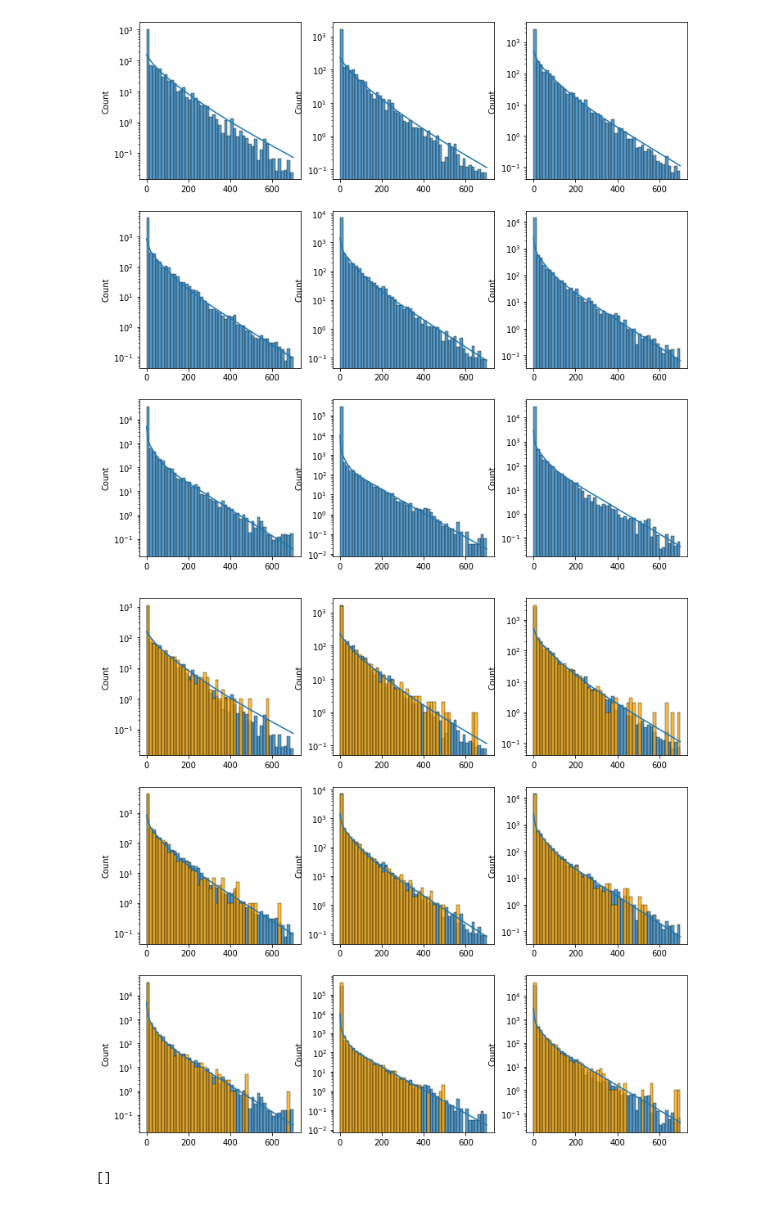
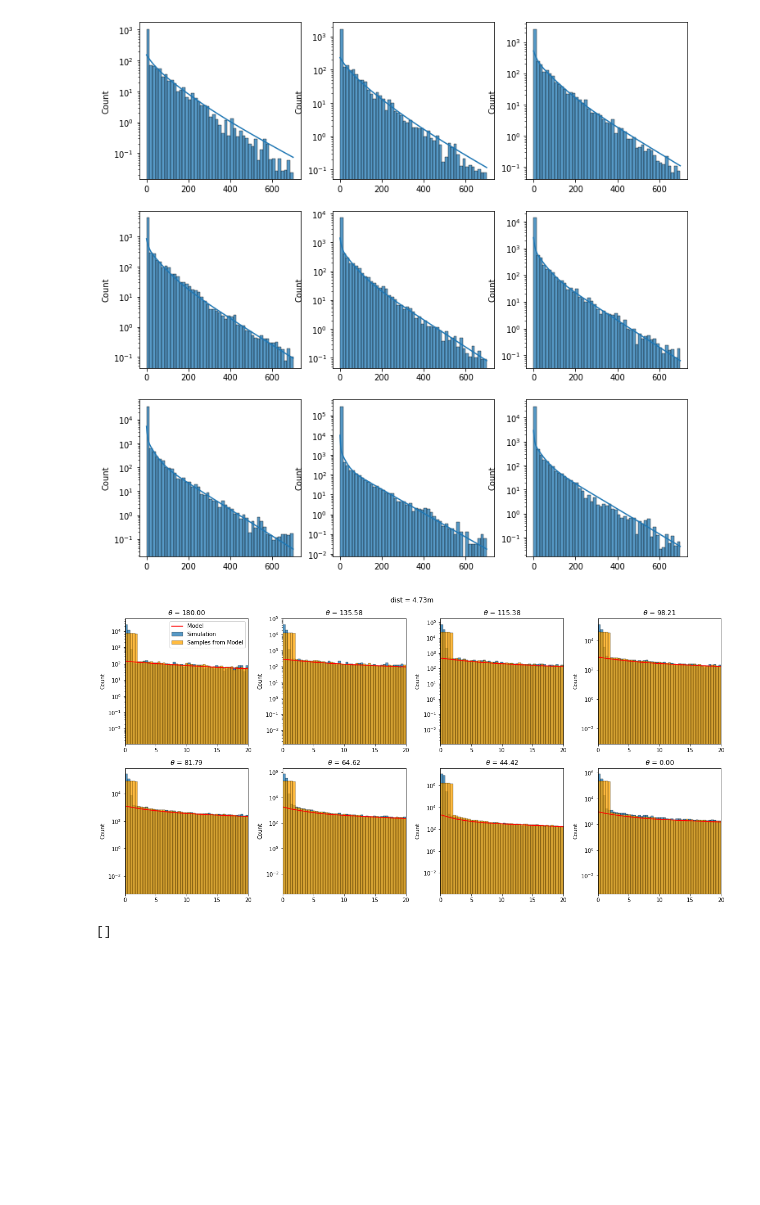
Before and after one commit to pone-software/hyperion, a Jupyter notebook: eval_photon_sims.ipynb, the cells around one changed output. Cells and saved outputs as stored; diff of their text form; code cells hidden in the pictures; blank space fills up the shorter version.

```diff
--- a/eval_photon_sims.ipynb
+++ b/eval_photon_sims.ipynb
@@ -6,6 +6,8 @@ import numpy as np
 import matplotlib.pyplot as plt
 import seaborn as sns
 import matplotlib as mpl
+mpl.rcParams['figure.dpi'] = 200
+
 
 from hyperion.models.photon_arrival_time.pdf import make_exp_exp_exp, make_obj_func, sample_exp_exp_exp, fb5_mle
 from hyperion.models.photon_arrival_time.net import PhotonArivalTimePars
@@ -307,13 +313,13 @@ func(t, 0.65954089, 0.00862261, 0.08710051, 1.2769194, 3.14159265)
 [ 1.03983779e-09  3.43589164e-09 -1.00000000e+00]
 DeviceArray([nan, nan, nan, ..., nan, nan, nan], dtype=float64)
 # %%
-fig, axs = plt.subplots(3, 3, figsize=(12, 12))
+fig, axs = plt.subplots(2, 4, figsize=(4*4, 8))
 
 fit_results = []
 
 
-thetas = np.arccos(np.linspace(-1, 1, 9))
-pdf = make_exp_exp_exp(sampler=False)
+thetas = np.arccos(np.linspace(-1, 1, 8))
+pdf = make_exp_exp_exp()
 
 for theta, ax in zip(thetas, axs.ravel()):
 
@@ -335,4 +341,5 @@ for theta, ax in zip(thetas, axs.ravel()):
     ax.set_ylim(1E-7, 1)
     ax.set_yscale("log")
     ax.set_title(rf"$\theta$ = {np.degrees(theta):.2f}")
+plt.tight_layout()
 # %% [output]
@@ -722,7 +729,7 @@ def sample_timeres(pars, rstate):
 
     all_samples = np.empty(n_ph_tot)
 
-    expon_samples = sample(*pars[:-2], size=n_indirect, rstate=rstate) + 2
+    expon_samples = sample_exp_exp_exp(*pars[:-2], size=n_indirect) + 2
 
     uni_samples = rstate.uniform(0, 2, size=n_direct)
 
@@ -730,39 +737,44 @@ def sample_timeres(pars, rstate):
     all_samples[n_direct:] = expon_samples
     return all_samples
 # %%
-fig, axs = plt.subplots(3, 3, figsize=(12, 12))
+fig, axs = plt.subplots(2, 4, figsize=(4*4, 8))
 
-thetas = np.arccos(np.linspace(-1, 1, 9))
+thetas = np.arccos(np.linspace(-1, 1, 8))
 
-tbins = np.linspace(0, 700, 50)
+tbins = np.linspace(0, 20, 50)
 net.eval()
 rstate = np.random.RandomState(0)
 
 for theta, ax in zip(thetas, axs.ravel()):
     det_dist, isec_times, ph_thetas, stepss, isec_poss = det_ph[0]
     weights = np.exp(-isec_times *c_medium / abs_len)
     c_weight = cherenkov_ang_dist(np.cos(ph_thetas-theta)) / ANG_DIST_INT *2
     t, w, usf = make_data(isec_times, weights*c_weight, det_dist, thr=0)
-    obj, func = make_exp_exp_exp(t, w)
+    func = make_exp_exp_exp()
 
     scaled_inp = [[theta, np.log10(det_dist)]]
     pars = net(torch.tensor(scaled_inp, dtype=torch.float32))[0].detach()
     pars = np.asarray(pars)
 
 
     samples = sample_timeres(pars, rstate)
 
-    sns.histplot(x=t, weights=w, bins=tbins, stat="count", ax=ax)
-    sns.histplot(samples, stat="count", ax=ax, color="orange", bins=tbins)
+    sns.histplot(x=t, weights=w, bins=tbins, stat="count", ax=ax, label="Simulation")
+    sns.histplot(samples, stat="count", ax=ax, color="orange", bins=tbins, label="Samples from Model")
 
     dx = np.diff(tbins)[0]
     xs = np.linspace(1E-4, 700, 500)
-    ax.plot(xs, dx * 10**(pars[-1] - pars[-2])*np.exp(func(xs, *pars[:-2])))
+    ax.plot(xs, dx * 10**(pars[-1] - pars[-2])*np.exp(func(xs, *pars[:-2])), color="red", label="Model")
 
     #ax.set_ylim(1E-3, 1E4)
     ax.set_yscale("log")
+    ax.set_title(rf"$\theta$ = {np.degrees(theta):.2f}")
+    ax.set_xlim(0, 20)
+axs[0][0].legend()
+fig.suptitle(f"dist = {det_dist:.2f}m")
+plt.tight_layout()
 # %% [output]
-[figure, old version]
+[figure, new version]
 # %%
 
 sns.histplot(samples)
```
Also changed, not shown: parts of 7 cells of this notebook, 3 other files.
